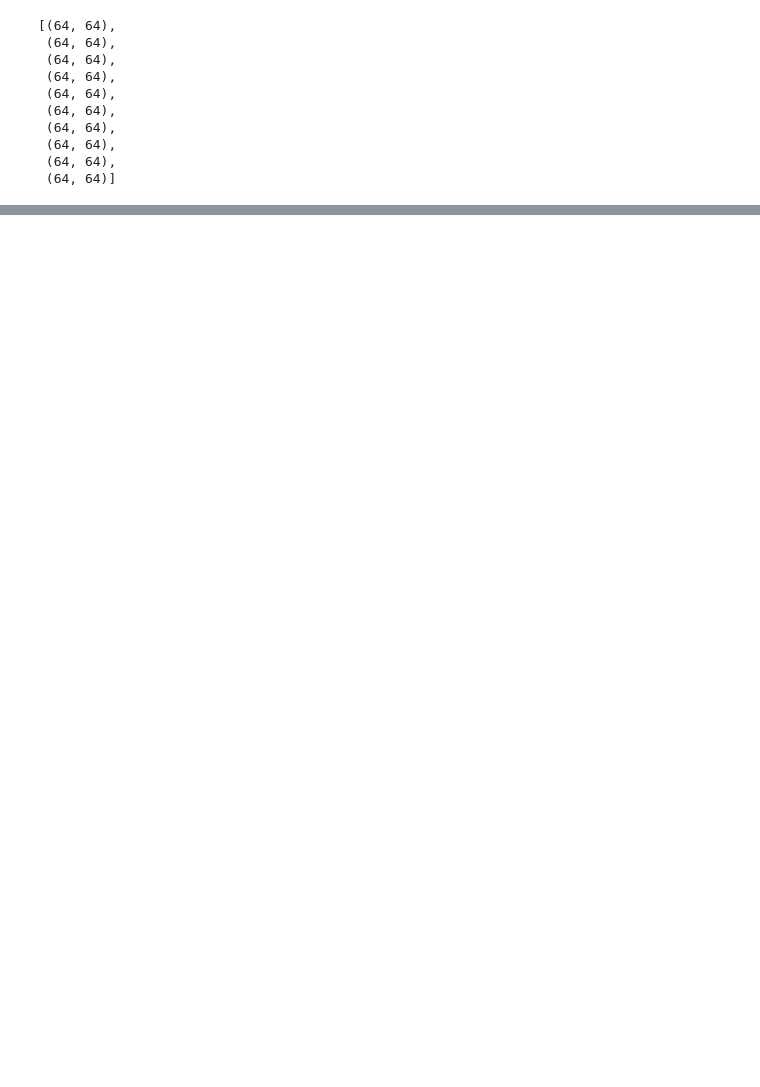
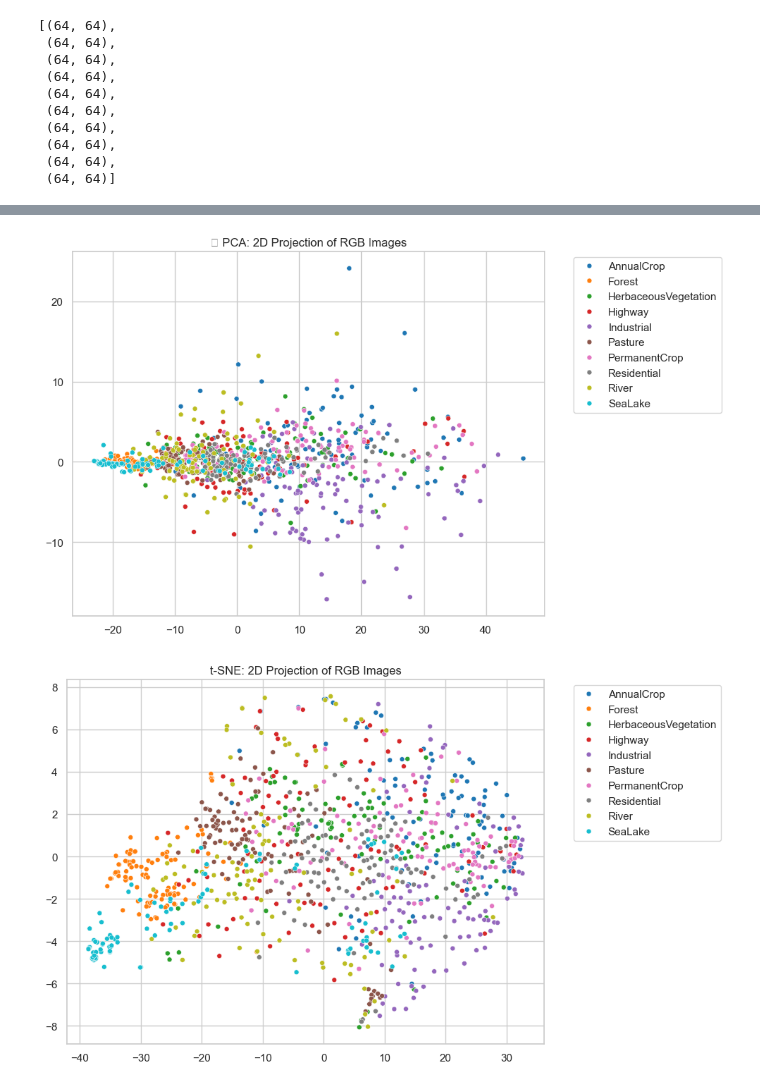
Before and after one commit to Boudy2002/LTC, a Jupyter notebook: main.ipynb, the cells around one changed output, grey strips where cells are left out. Cells and saved outputs as stored; diff of their text form; code cells hidden in the pictures; blank space fills up the shorter version.

```diff
--- a/main.ipynb
+++ b/main.ipynb
@@ -360,0 +506,46 @@ Test set: (4050, 64, 64, 3), (4050,)
+# %%
+from sklearn.decomposition import PCA
+from sklearn.manifold import TSNE
+import seaborn as sns
+
+# Flatten a small sample of images
+flattened_images = []
+flattened_labels = []
+
+for class_name in class_names:
+    class_path = os.path.join(DATASET_DIR, class_name)
+    image_files = os.listdir(class_path)[:100]  # Limit to 100 images/class
+    for img_file in image_files:
+        img_path = os.path.join(class_path, img_file)
+        img = Image.open(img_path).convert('RGB')
+        img_array = np.array(img) / 255.0
+        flattened_images.append(img_array.flatten())
+        flattened_labels.append(class_name)
+
+X_flat = np.array(flattened_images)
+y_flat = np.array(flattened_labels)
+
+# PCA Projection
+pca = PCA(n_components=2)
+X_pca = pca.fit_transform(X_flat)
+
+plt.figure(figsize=(10, 6))
+sns.scatterplot(x=X_pca[:, 0], y=X_pca[:, 1], hue=y_flat, palette='tab10', s=25)
+plt.title("🧪 PCA: 2D Projection of RGB Images")
+plt.legend(bbox_to_anchor=(1.05, 1), loc='upper left')
+plt.tight_layout()
+plt.show()
+
+# t-SNE Projection (may take time)
+tsne = TSNE(n_components=2, perplexity=30, n_iter=1000, random_state=42)
+X_tsne = tsne.fit_transform(X_flat)
+
+plt.figure(figsize=(10, 6))
+sns.scatterplot(x=X_tsne[:, 0], y=X_tsne[:, 1], hue=y_flat, palette='tab10', s=25)
+plt.title("t-SNE: 2D Projection of RGB Images")
+plt.legend(bbox_to_anchor=(1.05, 1), loc='upper left')
+plt.tight_layout()
+plt.show()
+# %% [output]
+[figure, added]
+[figure, added]
```
Also changed, not shown: parts of 27 cells of this notebook.
